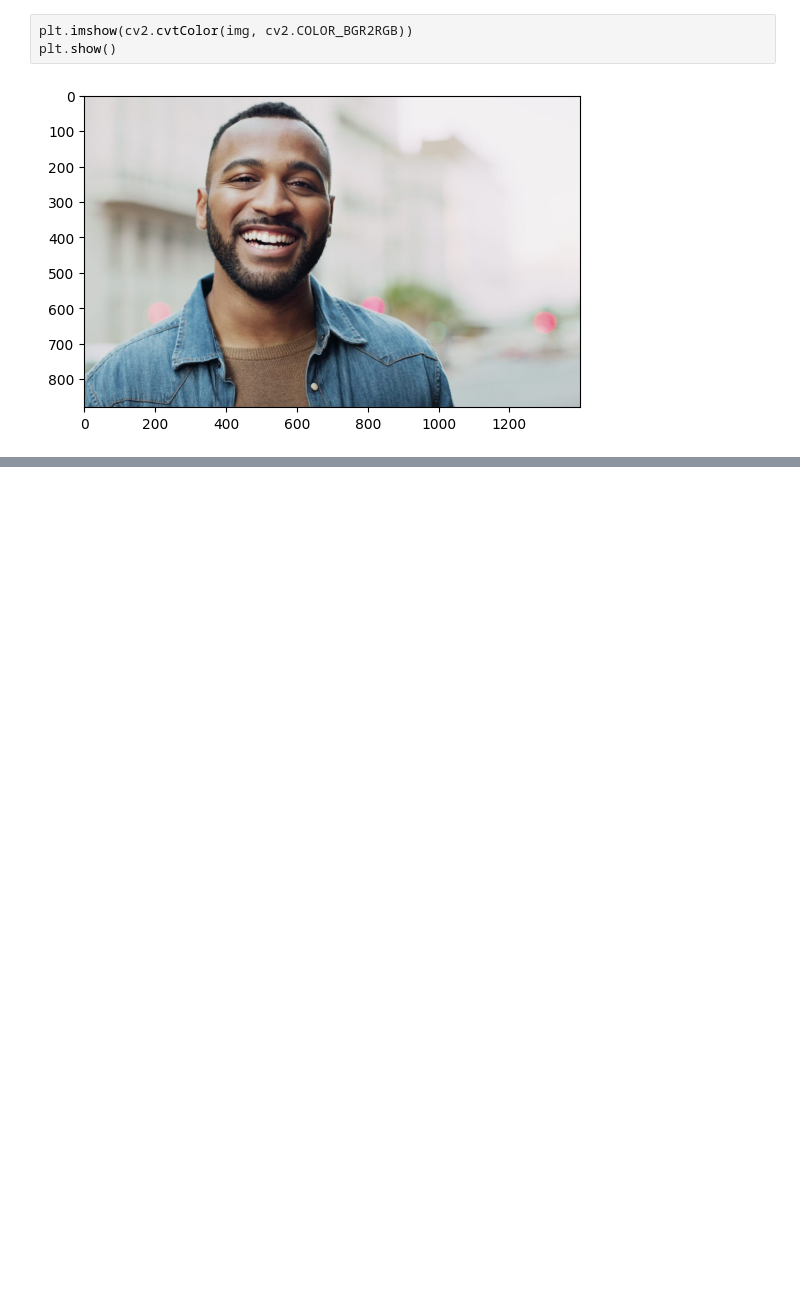
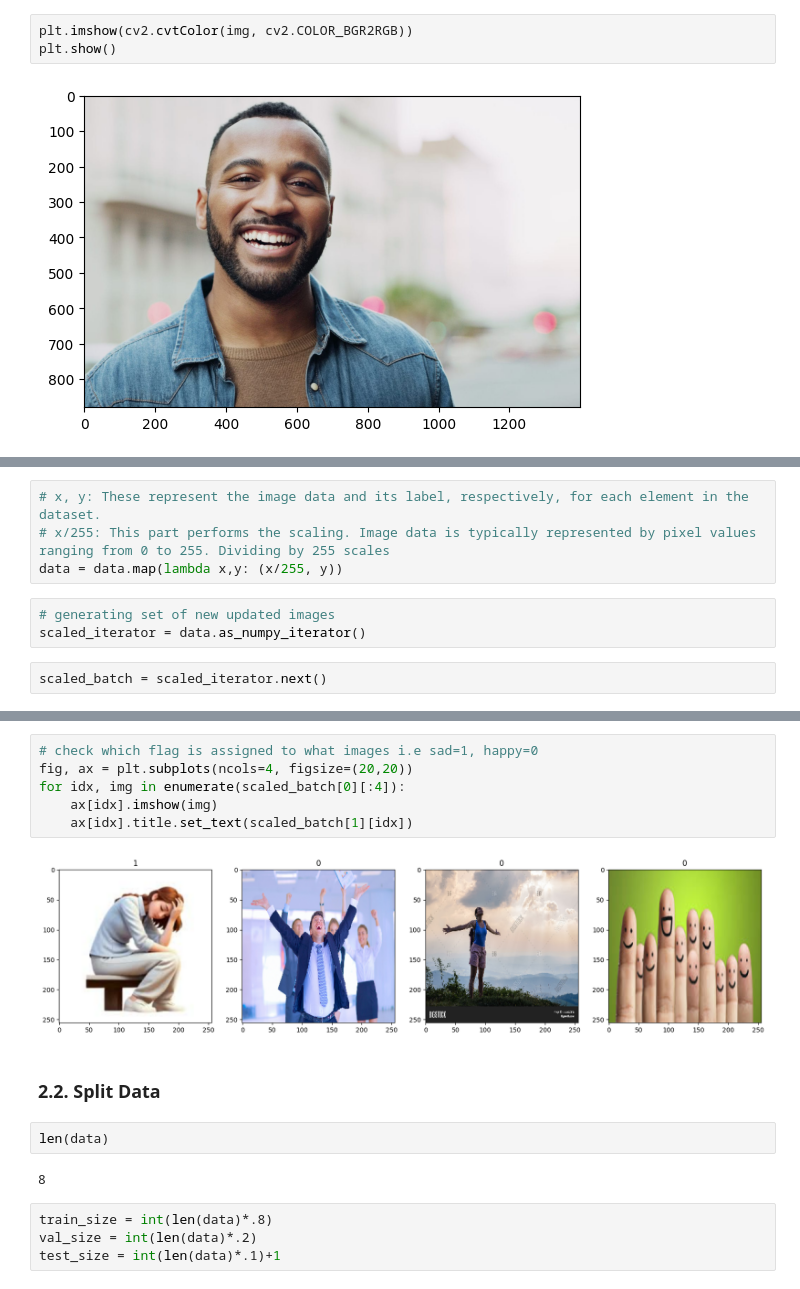
Before and after one commit to Kangetheee/ImageClassifier, a Jupyter notebook: imageClassifier.ipynb, the cells around one changed output, grey strips where cells are left out. Saved outputs shown, nothing was run; the diff lists cells and outputs as text; blank space fills up the shorter version.

```diff
--- a/imageClassifier.ipynb
+++ b/imageClassifier.ipynb
@@ -122,0 +239,9 @@ for image_class in os.listdir(data_dir):
+# %%
+# x, y: These represent the image data and its label, respectively, for each element in the dataset.
+# x/255: This part performs the scaling. Image data is typically represented by pixel values ranging from 0 to 255. Dividing by 255 scales
+data = data.map(lambda x,y: (x/255, y))
+# %%
+# generating set of new updated images
+scaled_iterator = data.as_numpy_iterator()
+# %%
+scaled_batch = scaled_iterator.next()
@@ -122,0 +261,18 @@ for image_class in os.listdir(data_dir):
+# %%
+# check which flag is assigned to what images i.e sad=1, happy=0
+fig, ax = plt.subplots(ncols=4, figsize=(20,20))
+for idx, img in enumerate(scaled_batch[0][:4]):
+    ax[idx].imshow(img)
+    ax[idx].title.set_text(scaled_batch[1][idx])
+# %% [output]
+[figure, added]
+# %% [markdown]
+### 2.2. Split Data
+# %%
+len(data)
+# %% [output]
+8
+# %%
+train_size = int(len(data)*.8)
+val_size = int(len(data)*.2)
+test_size = int(len(data)*.1)+1
```
Also changed, not shown: parts of 30 cells of this notebook.
